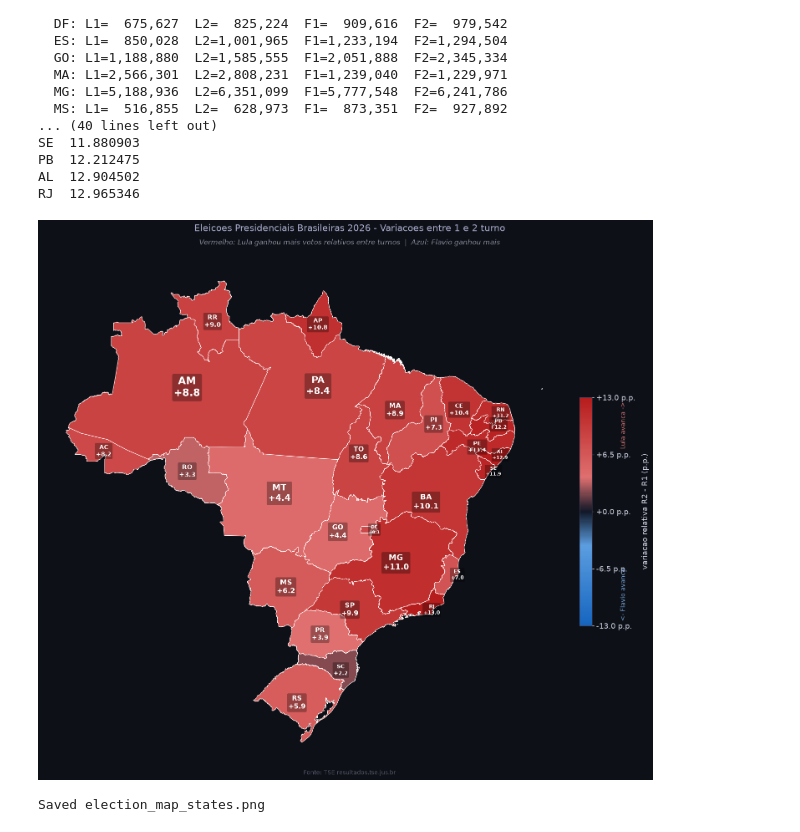
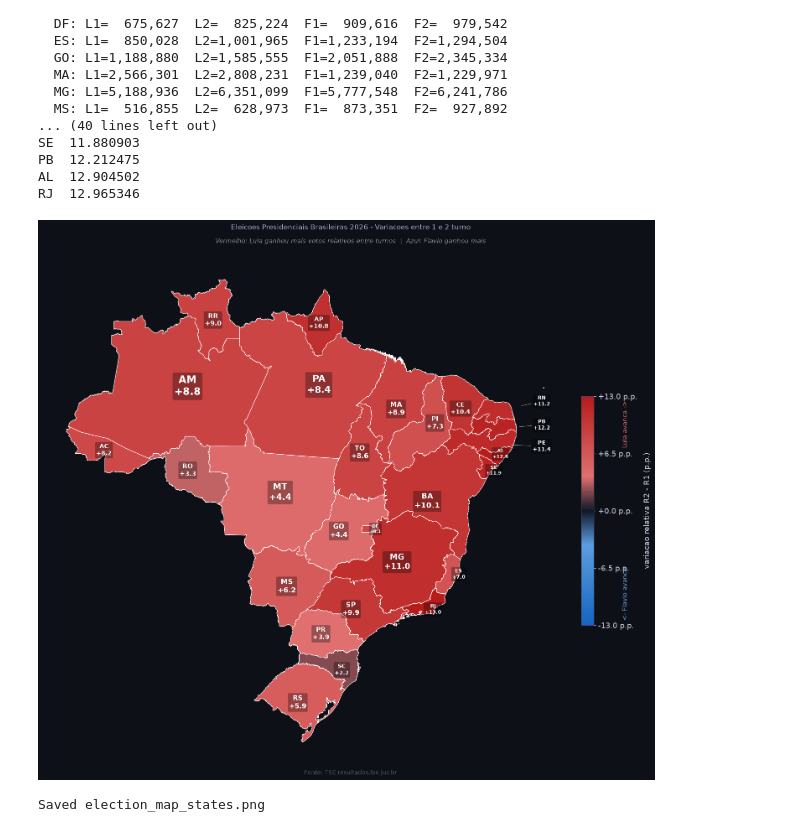
Before and after one commit to SebasEliens/br26-map, a Jupyter notebook: election_map.ipynb, the cells around one changed output. Cells and saved outputs as stored; diff of their text form; code cells hidden in the pictures.

Commit message:
Move RN, PB, PE labels offshore with leader lines
Labels sit in the Atlantic east of the coast with a thin white
arrowstyle="-" leader line connecting back to each state body.

Co-Authored-By: Claude Sonnet 4.6 <noreply@anthropic.com>

```diff
--- a/election_map.ipynb
+++ b/election_map.ipynb
@@ -397,56 +397,81 @@ gdf_state_map.plot(
     missing_kwds={"color": "#1a2035"},
 )
 
-# Per-state labels with area-scaled font size
+# States with labels placed offshore (in the Atlantic) with a thin leader line.
+# xy_offset nudges the arrow tip away from the representative point toward the coast.
+OFFSHORE = {
+    "RN": {"xytext": (-32.6, -5.0),  "xy_offset": (2.2,  0.5)},
+    "PB": {"xytext": (-32.6, -7.0),  "xy_offset": (2.1,  0.0)},
+    "PE": {"xytext": (-32.6, -8.8),  "xy_offset": (2.5, -0.3)},
+}
+
+# Small nudges for other crowded states
 nudge = {
-    "RN": ( 0.6,  0.0), "CE": (-0.3, -0.3), "PB": ( 0.5,  0.3),
-    "PE": (-0.2, -0.4), "AL": ( 0.6,  0.2), "SE": ( 0.5, -0.3),
+    "CE": (-0.3, -0.3),
+    "AL": ( 0.5,  0.2), "SE": ( 0.4, -0.3),
     "ES": ( 0.6,  0.0), "RJ": ( 0.0, -0.5), "DF": ( 0.7,  0.0),
 }
+
 for _, row in gdf_state_map.iterrows():
     if pd.isna(row.get("swing_pct")):
         continue
     pt   = row.geometry.representative_point()
-    dx, dy = nudge.get(row["sigla"], (0, 0))
     val  = row["swing_pct"]
     sign = "+" if val >= 0 else ""
     fs   = row["fontsize"]
-    ax2.annotate(
-        f"{row['sigla']}\n{sign}{val:.1f}",
-        xy=(pt.x + dx, pt.y + dy), ha="center", va="center",
-        fontsize=fs, color="white", fontweight="bold",
-        bbox=dict(boxstyle="round,pad=0.18", facecolor="black",
-                  alpha=0.30, linewidth=0),
-    )
+    label = f"{row['sigla']}\n{sign}{val:.1f}"
+    sig  = row["sigla"]
 
-# Colorbar – larger text throughout
+    if sig in OFFSHORE:
+        cfg = OFFSHORE[sig]
+        ax2.annotate(
+            label,
+            xy=(pt.x + cfg["xy_offset"][0], pt.y + cfg["xy_offset"][1]),
+            xytext=cfg["xytext"],
+            ha="center", va="center",
+            fontsize=fs, color="white", fontweight="bold",
+            bbox=dict(boxstyle="round,pad=0.18", facecolor="black",
+                      alpha=0.30, linewidth=0),
+            arrowprops=dict(arrowstyle="-", color="white", lw=0.8, alpha=0.55),
+        )
+    else:
+        dx, dy = nudge.get(sig, (0, 0))
+        ax2.annotate(
+            label,
+            xy=(pt.x + dx, pt.y + dy), ha="center", va="center",
+            fontsize=fs, color="white", fontweight="bold",
+            bbox=dict(boxstyle="round,pad=0.18", facecolor="black",
+                      alpha=0.30, linewidth=0),
+        )
+
+# Colorbar
 sm2 = plt.cm.ScalarMappable(cmap=cmap, norm=norm_s)
 sm2.set_array([])
 cbar2 = fig2.colorbar(sm2, ax=ax2, shrink=0.45, aspect=18, pad=0.02)
 cbar2.outline.set_edgecolor("#444466")
 cbar2.ax.tick_params(colors="#ccccdd", labelsize=13)
 ticks2 = np.linspace(-vmax_s, vmax_s, 5)
 cbar2.set_ticks(ticks2)
 cbar2.set_ticklabels([f"{v:+.1f} p.p." for v in ticks2])
 cbar2.set_label("variacao relativa R2 - R1 (p.p.)", color="#ccccdd", fontsize=13, labelpad=10)
 cbar2.ax.text(3.2, 0.02, "<- Flavio avanca", transform=cbar2.ax.transAxes,
               va="bottom", ha="left", fontsize=11, color="#7aa8e0", rotation=90)
 cbar2.ax.text(3.2, 0.98, "Lula avanca ->",   transform=cbar2.ax.transAxes,
               va="top",    ha="left", fontsize=11, color="#e07a7a", rotation=90)
 
 ax2.axis("off")
 plt.tight_layout(rect=[0, 0.012, 1, 0.90])
 fig2.text(0.5, 0.935, "Eleicoes Presidenciais Brasileiras 2026 - Variacoes entre 1 e 2 turno",
-          ha="center", color="#aaaacc", fontsize=16)
+          ha="center", color="#aaaacc", fontsize=12)
 fig2.text(0.5, 0.912,
           "Vermelho: Lula ganhou mais votos relativos entre turnos  |  Azul: Flavio ganhou mais",
-          ha="center", color="#888899", fontsize=12, style="italic")
+          ha="center", color="#888899", fontsize=11, style="italic")
 fig2.text(0.5, 0.007, "Fonte: TSE resultados.tse.jus.br",
           ha="center", color="#555566", fontsize=10)
 
 plt.savefig("election_map_states.png", dpi=200, bbox_inches="tight", facecolor=BG)
 plt.show()
 print("Saved election_map_states.png")
 # %% [output]
-[figure, old version]
+[figure, new version]
 Saved election_map_states.png
```
